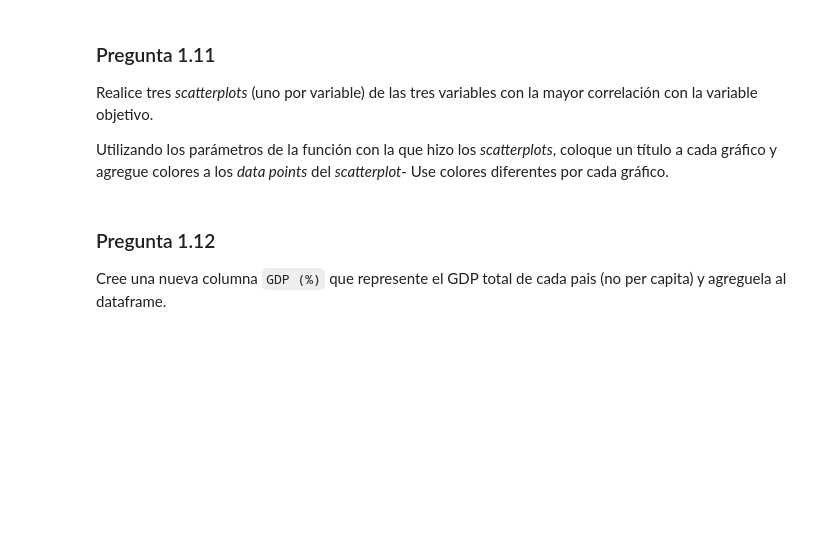
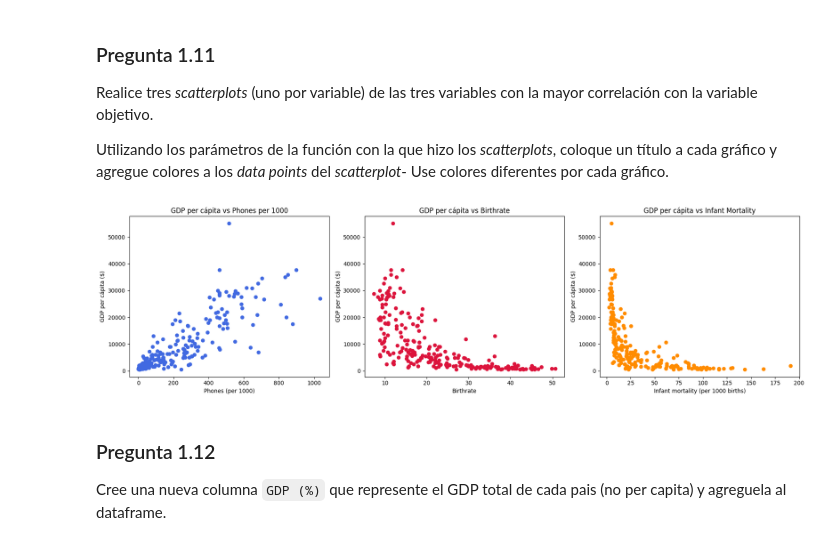
Before and after one commit to Nacho0611/Tarea1ML, a Jupyter notebook: Tarea_1.ipynb, the cells around one changed output. Cells and saved outputs as stored; diff of their text form; code cells hidden in the pictures; blank space fills up the shorter version.

```diff
--- a/Tarea_1.ipynb
+++ b/Tarea_1.ipynb
@@ -431,3 +429,31 @@ Utilizando los parámetros de la función con la que hizo los _scatterplots_, co
+# %%
+## variable objetivo: GDP ($ per capita)
+import matplotlib.pyplot as plt
+
+plt.figure(figsize=(18, 5))
+
+plt.subplot(1, 3, 1)
+plt.scatter(df['Phones (per 1000)'], df[gdp_col], color='royalblue')
+plt.title('GDP per cápita vs Phones per 1000')
+plt.xlabel('Phones (per 1000)')
+plt.ylabel('GDP per cápita ($)')
+
+plt.subplot(1, 3, 2)
+plt.scatter(df['Birthrate'], df[gdp_col], color='crimson')
+plt.title('GDP per cápita vs Birthrate')
+plt.xlabel('Birthrate')
+plt.ylabel('GDP per cápita ($)')
+
+plt.subplot(1, 3, 3)
+plt.scatter(df['Infant mortality (per 1000 births)'], df[gdp_col], color='darkorange')
+plt.title('GDP per cápita vs Infant Mortality')
+plt.xlabel('Infant mortality (per 1000 births)')
+plt.ylabel('GDP per cápita ($)')
+
+plt.tight_layout()
+plt.show()
+# %% [output]
+[figure, added]
 # %% [markdown]
 ### Pregunta 1.12
 
```
Also changed, not shown: parts of 1 cell of this notebook.
